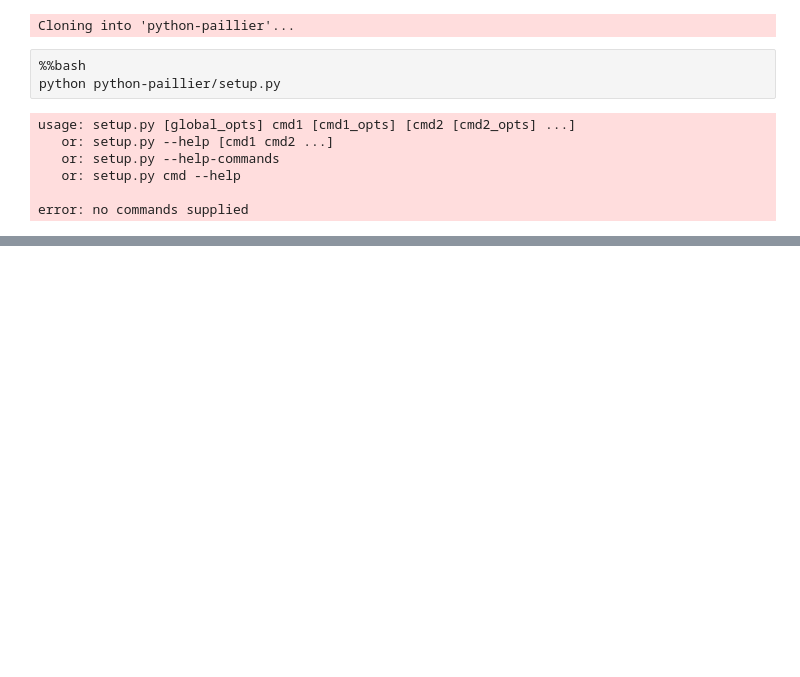
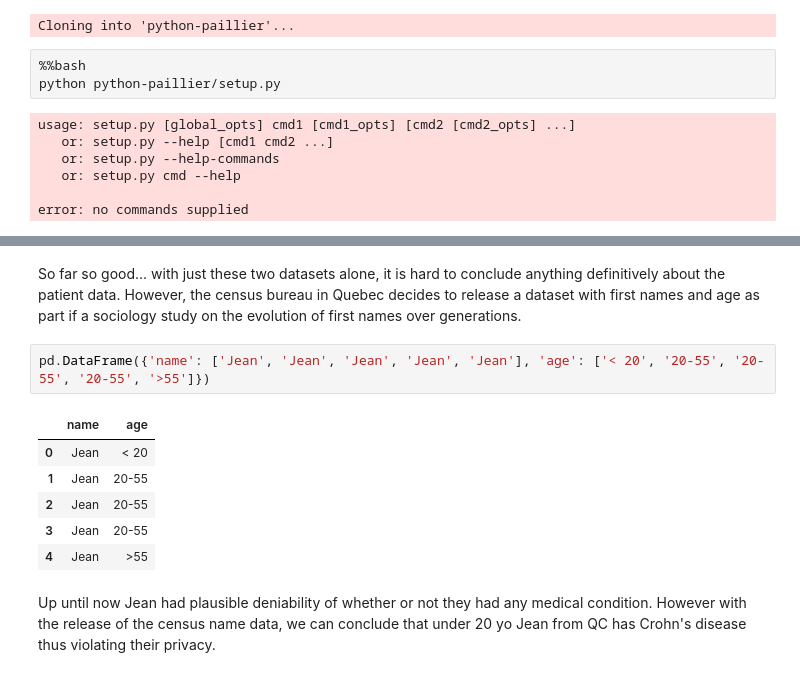
Before and after one commit to HanSeoulOh/mathproblems, a Jupyter notebook: privacyMath.ipynb, the cells around one changed output, grey strips where cells are left out. Saved outputs shown, nothing was run; the diff lists cells and outputs as text; blank space fills up the shorter version.

```diff
--- a/privacyMath.ipynb
+++ b/privacyMath.ipynb
@@ -192,0 +237,13 @@ error: no commands supplied
+# %% [markdown]
+So far so good... with just these two datasets alone, it is hard to conclude anything definitively about the patient data. However, the census bureau in Quebec decides to release a dataset with first names and age as part if a sociology study on the evolution of first names over generations.
+# %%
+pd.DataFrame({'name': ['Jean', 'Jean', 'Jean', 'Jean', 'Jean'], 'age': ['< 20', '20-55', '20-55', '20-55', '>55']})
+# %% [output]
+|  | name | age |
+| 0 | Jean | < 20 |
+| 1 | Jean | 20-55 |
+| 2 | Jean | 20-55 |
+| 3 | Jean | 20-55 |
+| 4 | Jean | >55 |
+# %% [markdown]
+Up until now Jean had plausible deniability of whether or not they had any medical condition. However with the release of the census name data, we can conclude that under 20 yo Jean from QC has Crohn's disease thus violating their privacy.
```
Also changed, not shown: parts of 17 cells of this notebook.
